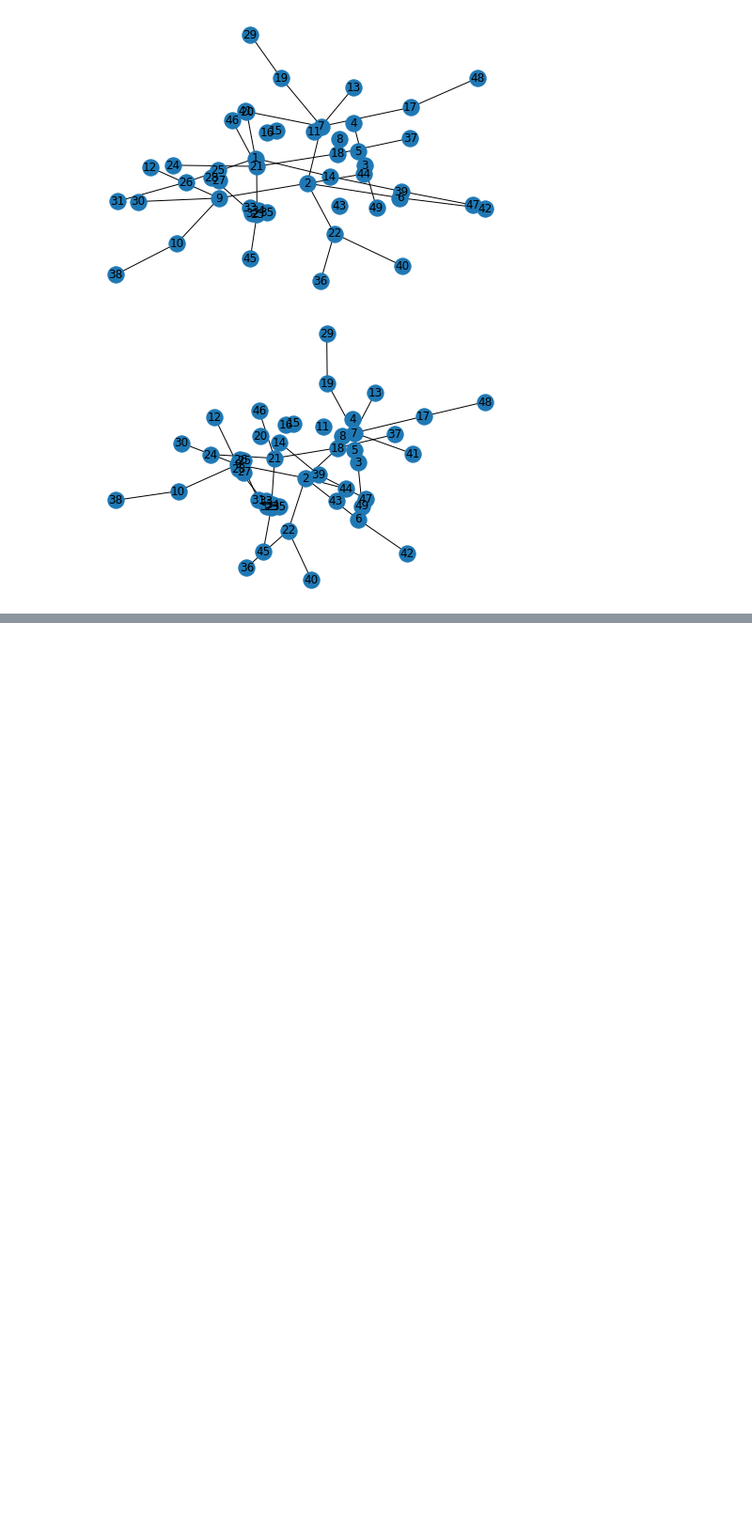
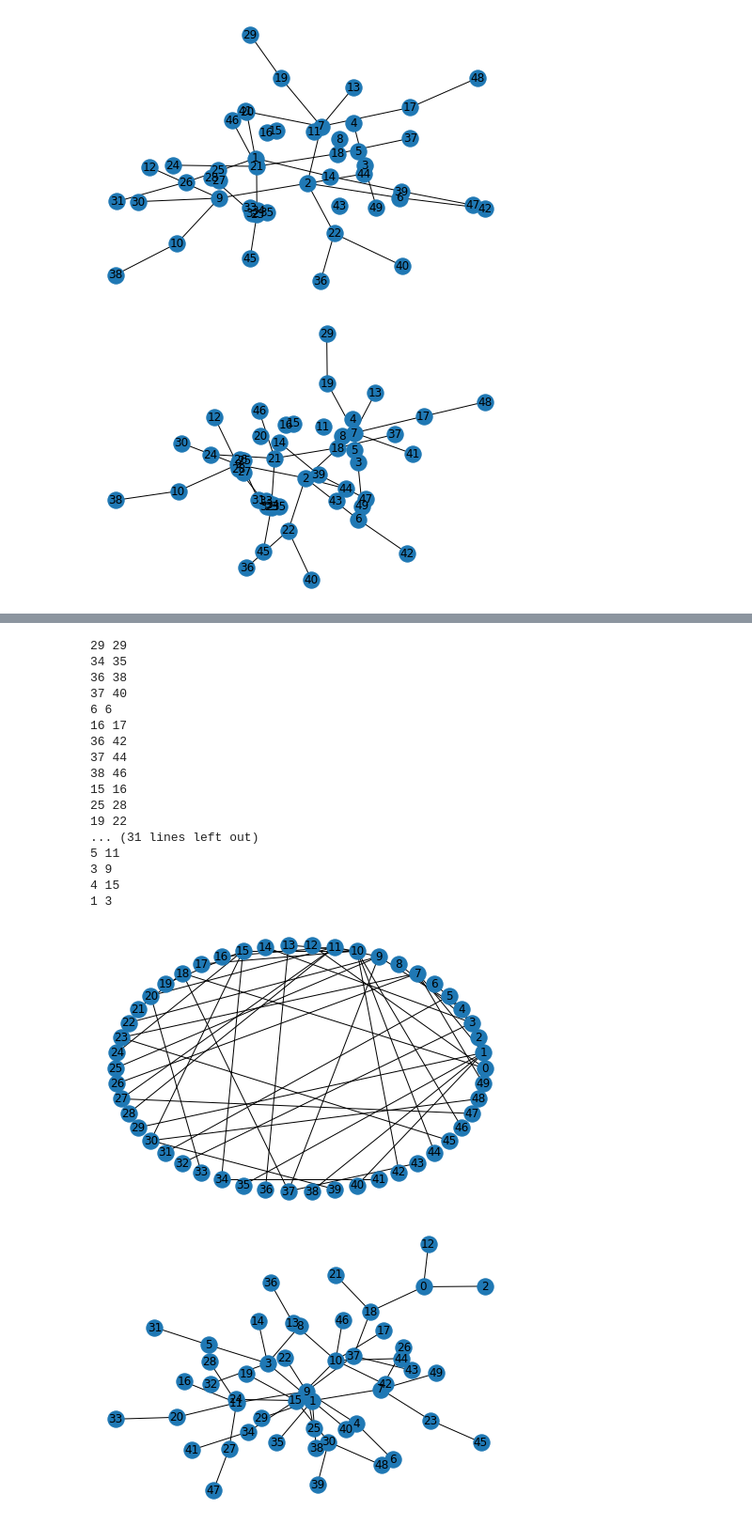
Before and after one commit to zelhar/baproject, a Jupyter notebook: ba/exploration_of_propagation_in_small_graphs.ipynb, the cells around one changed output, grey strips where cells are left out. Shown at 94% size. Saved outputs shown, nothing was run; the diff lists cells and outputs as text; code cells hidden in the pictures; blank space fills up the shorter version.

```diff
--- a/ba/exploration_of_propagation_in_small_graphs.ipynb
+++ b/ba/exploration_of_propagation_in_small_graphs.ipynb
@@ -214,0 +272,39 @@ nx.draw_kamada_kawai(G, with_labels=True)
+# %%
+H = nx.Graph()
+H.add_nodes_from(G.nodes())
+nlist = list(H.nodes())
+while nx.number_connected_components(H) > 3:
+    s = np.argmin(p[nlist])
+    x = nlist[s]
+    print(s,x)
+    nlist.pop(s)
+    t = np.argmax([W[x,i] for i in nlist])
+    H.add_edge(x,nlist[t])
+
+nx.draw_circular(H, with_labels=True )
+plt.show()
+
+nx.number_connected_components(H)
+
+nx.draw_kamada_kawai(H, with_labels=True)
+plt.show()
+# %% [output]
+29 29
+34 35
+36 38
+37 40
+6 6
+16 17
+36 42
+37 44
+38 46
+15 16
+25 28
+19 22
+... (31 lines left out)
+5 11
+3 9
+4 15
+1 3
+[figure, added]
+[figure, added]
```
Also changed, not shown: parts of 22 cells of this notebook, 2 other files.
